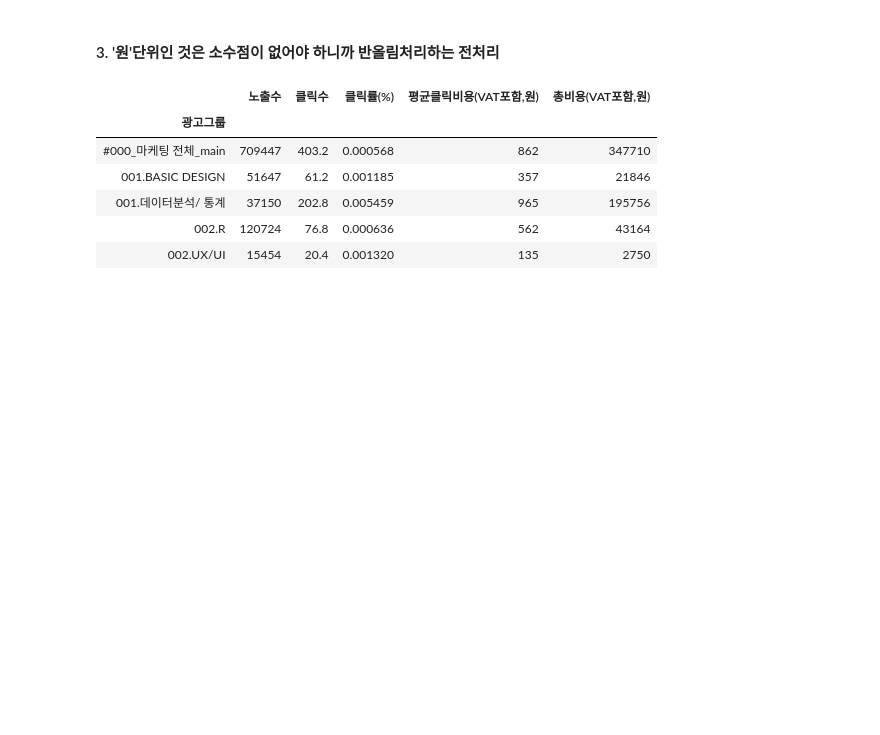
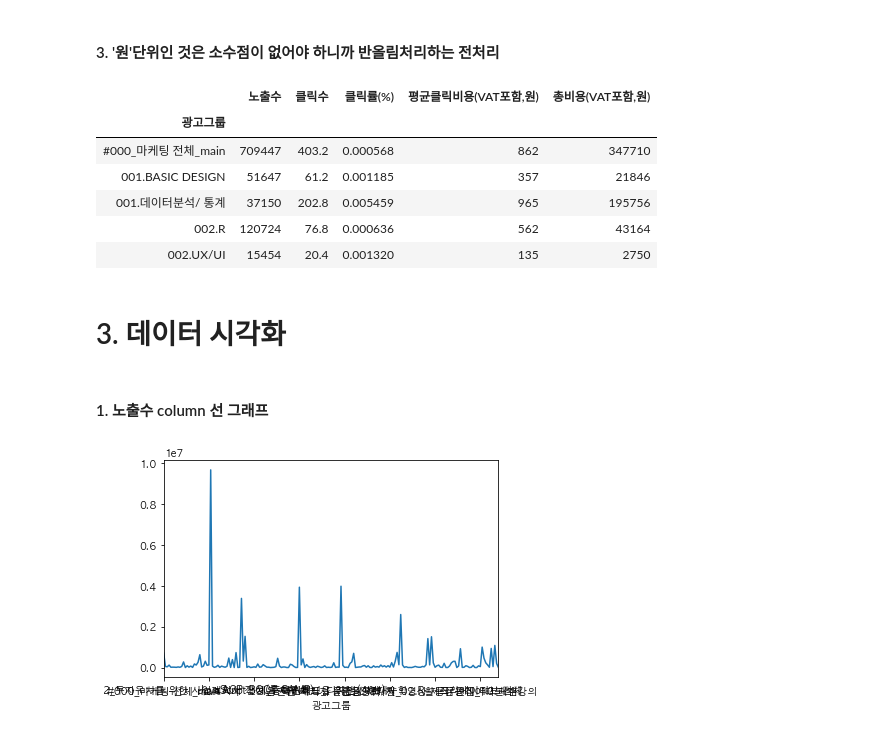
Before and after one commit to Jimalone/machineLearning-and-DataAnalyst-AtoZ, a Jupyter notebook: 마케팅 데이터 분석 /검색광고 데이터 분석4_광고그룹 분석 .ipynb, the cells around one changed output. Saved outputs shown, nothing was run; the diff lists cells and outputs as text; code cells hidden in the pictures; blank space fills up the shorter version.

```diff
--- a/마케팅 데이터 분석 /검색광고 데이터 분석4_광고그룹 분석 .ipynb
+++ b/마케팅 데이터 분석 /검색광고 데이터 분석4_광고그룹 분석 .ipynb
@@ -200,3 +200,12 @@ df_group.head()
 | 001.데이터분석/ 통계 | 37150 | 202.8 | 0.005459 | 965 | 195756 |
 | 002.R | 120724 | 76.8 | 0.000636 | 562 | 43164 |
 | 002.UX/UI | 15454 | 20.4 | 0.001320 | 135 | 2750 |
+# %% [markdown]
+# 3. 데이터 시각화
+# %% [markdown]
+#### 1. 노출수 column 선 그래프
+# %%
+df_group['노출수'].plot()
+plt.show()
+# %% [output]
+[figure, added]
```
Also changed, not shown: parts of 11 cells of this notebook.
